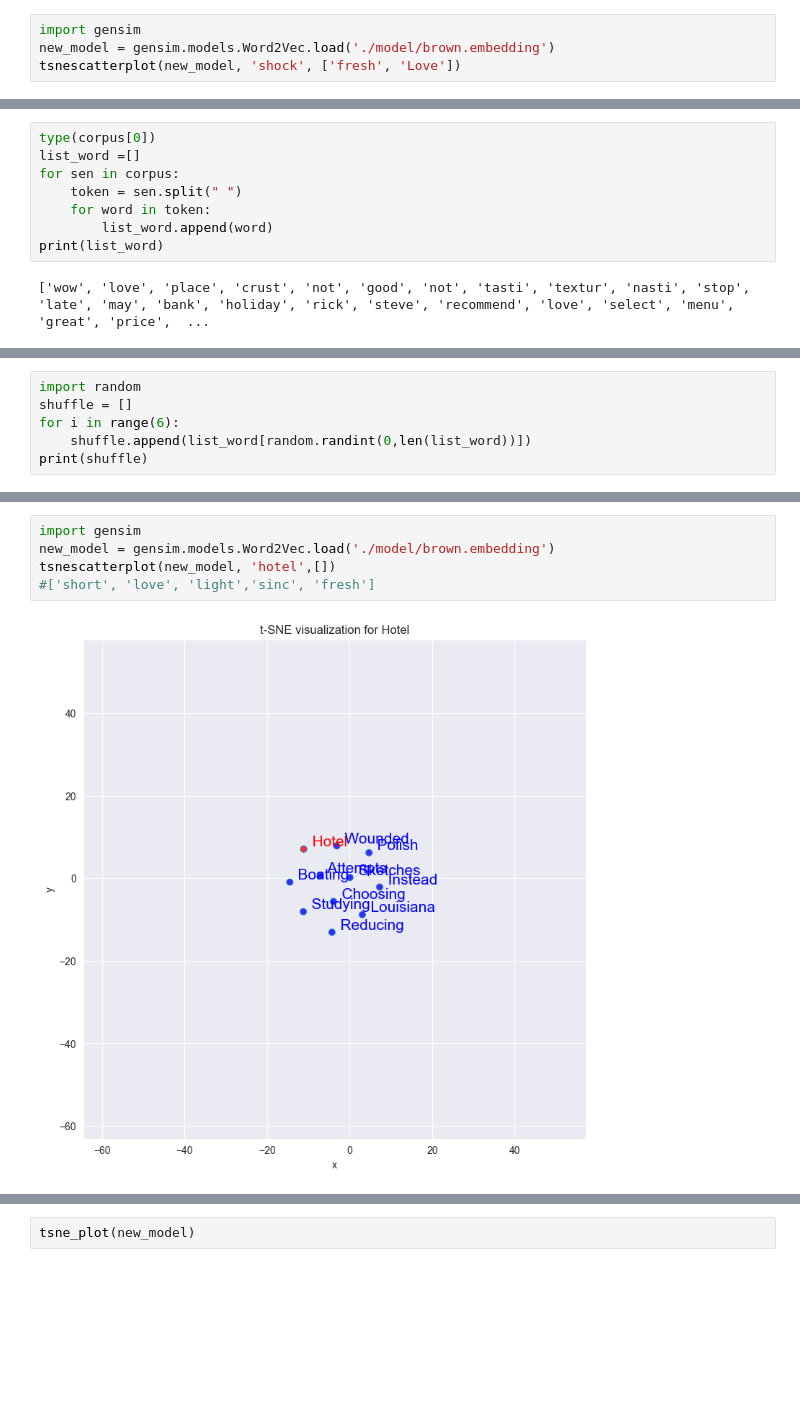
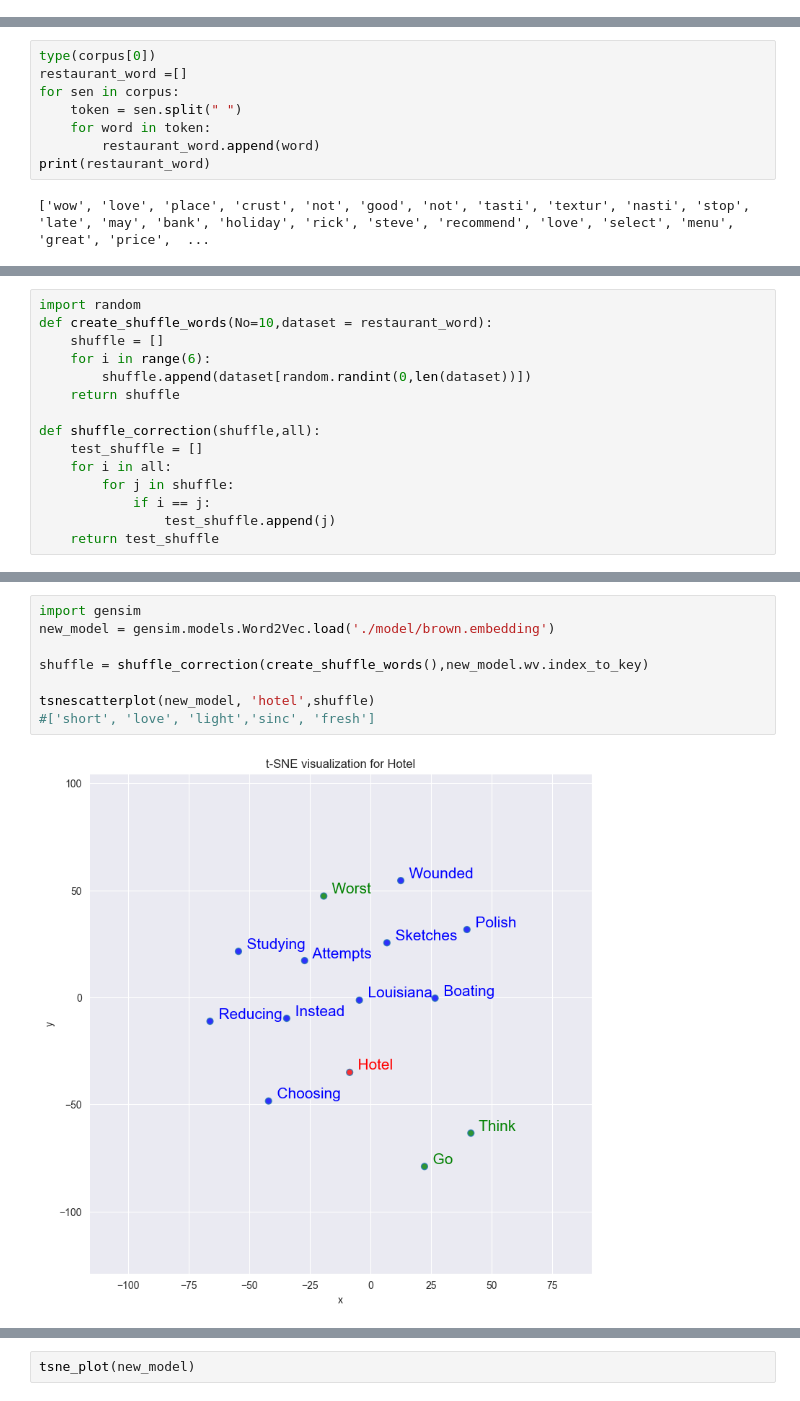
Before and after one commit to NimaMeghdadi/wordembedding_word2vec_gensim_brownCorpus, a Jupyter notebook: word2vec.ipynb, the cells around one changed output, grey strips where cells are left out. Saved outputs shown, nothing was run; the diff lists cells and outputs as text; blank space fills up the shorter version.

Commit message:
feat(visualize):
show restaurant dataset's word in plot

```diff
--- a/word2vec.ipynb
+++ b/word2vec.ipynb
@@ -349,7 +349,3 @@ new_model = gensim.models.Word2Vec.load('./model/brown.embedding')
 tsnescatterplot(new_model, 'university', ['college', 'opposition'])
 # %% [output]
 [figure]
-# %%
-import gensim
-new_model = gensim.models.Word2Vec.load('./model/brown.embedding')
-tsnescatterplot(new_model, 'shock', ['fresh', 'Love'])
@@ -404,10 +403,10 @@ corpus = clean_reviews(no_reviews,language,words_to_be_excluded,words_to_be_incl
 # %%
 type(corpus[0])
-list_word =[]
+restaurant_word =[]
 for sen in corpus:
     token = sen.split(" ")
     for word in token:
-        list_word.append(word)
-print(list_word)
+        restaurant_word.append(word)
+print(restaurant_word)
 # %% [output]
 ['wow', 'love', 'place', 'crust', 'not', 'good', 'not', 'tasti', 'textur', 'nasti', 'stop', 'late', 'may', 'bank', 'holiday', 'rick', 'steve', 'recommend', 'love', 'select', 'menu', 'great', 'price',  ...
@@ -414,7 +415,16 @@ print(list_word)
 # %%
 import random
-shuffle = []
-for i in range(6):
-    shuffle.append(list_word[random.randint(0,len(list_word))])
-print(shuffle)
+def create_shuffle_words(No=10,dataset = restaurant_word):
+    shuffle = []
+    for i in range(6):
+        shuffle.append(dataset[random.randint(0,len(dataset))])
+    return shuffle
+
+def shuffle_correction(shuffle,all):
+    test_shuffle = []
+    for i in all:
+        for j in shuffle:
+            if i == j:
+                test_shuffle.append(j)
+    return test_shuffle
 # %% [output]
@@ -422,7 +432,10 @@ print(shuffle)
 # %%
 import gensim
 new_model = gensim.models.Word2Vec.load('./model/brown.embedding')
-tsnescatterplot(new_model, 'hotel',[])
+
+shuffle = shuffle_correction(create_shuffle_words(),new_model.wv.index_to_key)
+
+tsnescatterplot(new_model, 'hotel',shuffle)
 #['short', 'love', 'light','sinc', 'fresh']
 # %% [output]
-[figure, old version]
+[figure, new version]
```
Also changed, not shown: parts of 29 cells of this notebook.
